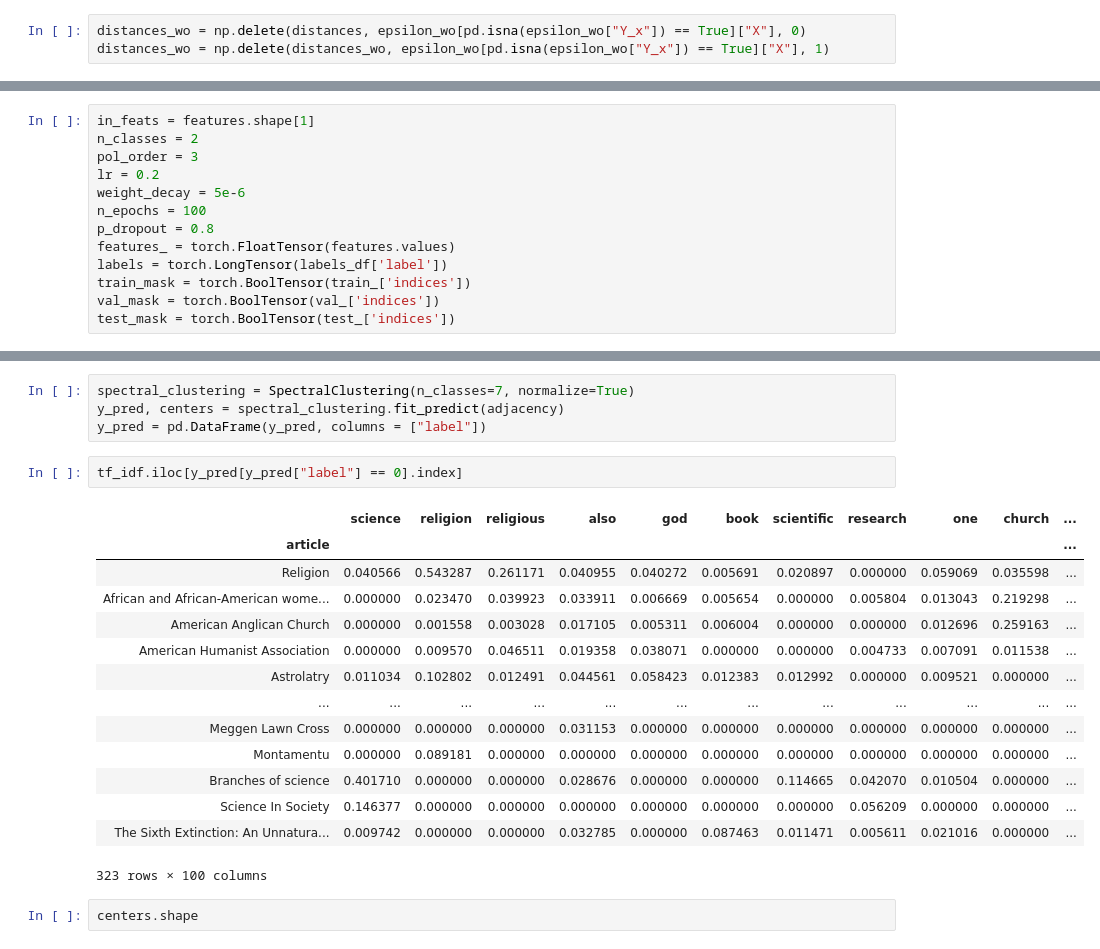
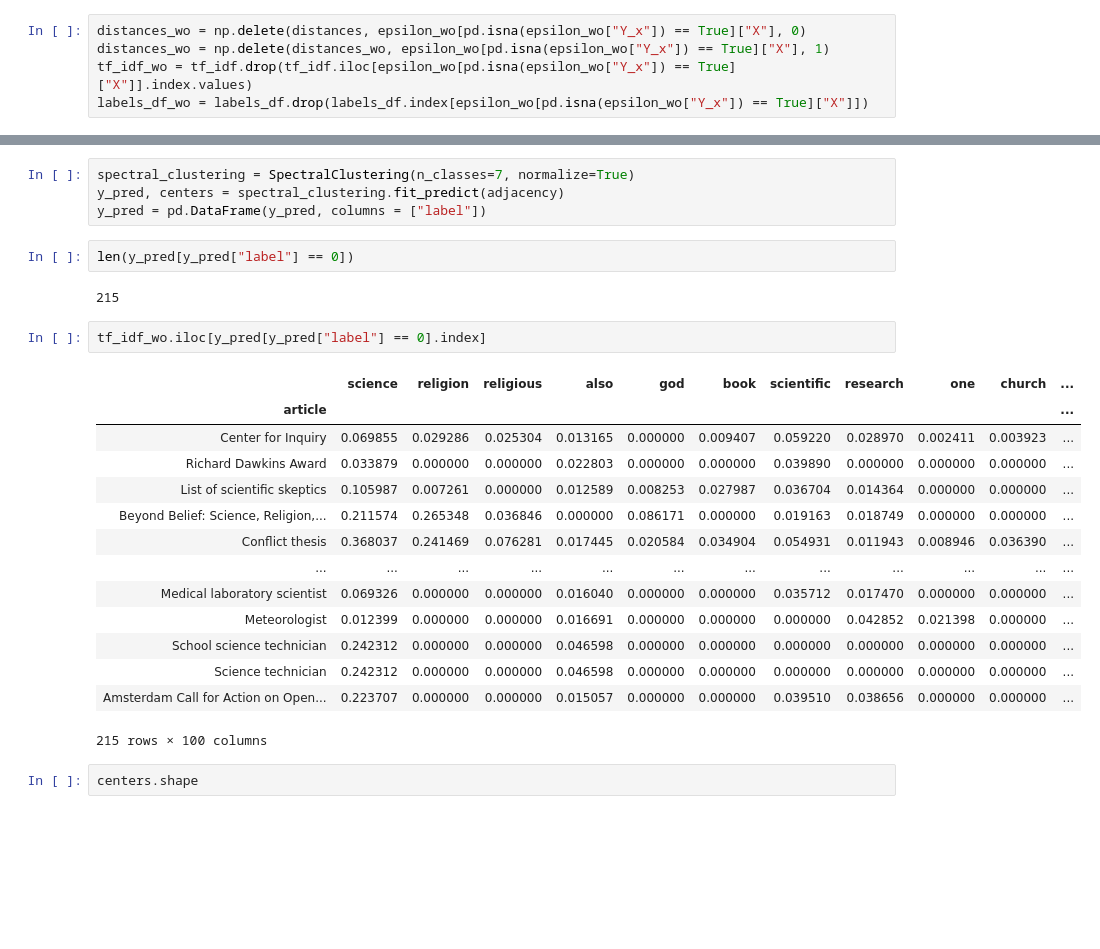
Before and after one commit to aaag97/ntds-projects, a Jupyter notebook: Project/wikipedia.ipynb, the cells around one changed output, grey strips where cells are left out. Cells and saved outputs as stored; diff of their text form; blank space fills up the shorter version.

```diff
--- a/Project/wikipedia.ipynb
+++ b/Project/wikipedia.ipynb
@@ -593,6 +593,8 @@ tf_idf.iloc[epsilon_wo[pd.isna(epsilon_wo["Y_x"]) == True]["X"]]
 # %%
 distances_wo = np.delete(distances, epsilon_wo[pd.isna(epsilon_wo["Y_x"]) == True]["X"], 0)
 distances_wo = np.delete(distances_wo, epsilon_wo[pd.isna(epsilon_wo["Y_x"]) == True]["X"], 1)
+tf_idf_wo = tf_idf.drop(tf_idf.iloc[epsilon_wo[pd.isna(epsilon_wo["Y_x"]) == True]["X"]].index.values)
+labels_df_wo = labels_df.drop(labels_df.index[epsilon_wo[pd.isna(epsilon_wo["Y_x"]) == True]["X"]])
 # %%
 laplacian = matrixu.compute_laplacian(knn, True)
 eigenvalues, eigenvectors = matrixu.spectral_decomposition(np.nan_to_num(laplacian))
@@ -873,13 +735,0 @@ features.shape
-# %%
-in_feats = features.shape[1]
-n_classes = 2
-pol_order = 3
-lr = 0.2
-weight_decay = 5e-6
-n_epochs = 100
-p_dropout = 0.8
-features_ = torch.FloatTensor(features.values)
-labels = torch.LongTensor(labels_df['label'])
-train_mask = torch.BoolTensor(train_['indices'])
-val_mask = torch.BoolTensor(val_['indices'])
-test_mask = torch.BoolTensor(test_['indices'])
@@ -1066,23 +797,27 @@ class SpectralClustering():
 spectral_clustering = SpectralClustering(n_classes=7, normalize=True)
 y_pred, centers = spectral_clustering.fit_predict(adjacency)
 y_pred = pd.DataFrame(y_pred, columns = ["label"])
+# %%
+len(y_pred[y_pred["label"] == 0])
+# %% [output]
+215
 # %%
-tf_idf.iloc[y_pred[y_pred["label"] == 0].index]
+tf_idf_wo.iloc[y_pred[y_pred["label"] == 0].index]
 # %% [output]
 |  | science | religion | religious | also | god | book | scientific | research | one | church | ... |
 | article |  |  |  |  |  |  |  |  |  |  | ... |
-| Religion | 0.040566 | 0.543287 | 0.261171 | 0.040955 | 0.040272 | 0.005691 | 0.020897 | 0.000000 | 0.059069 | 0.035598 | ... |
-| African and African-American wome... | 0.000000 | 0.023470 | 0.039923 | 0.033911 | 0.006669 | 0.005654 | 0.000000 | 0.005804 | 0.013043 | 0.219298 | ... |
-| American Anglican Church | 0.000000 | 0.001558 | 0.003028 | 0.017105 | 0.005311 | 0.006004 | 0.000000 | 0.000000 | 0.012696 | 0.259163 | ... |
-| American Humanist Association | 0.000000 | 0.009570 | 0.046511 | 0.019358 | 0.038071 | 0.000000 | 0.000000 | 0.004733 | 0.007091 | 0.011538 | ... |
-| Astrolatry | 0.011034 | 0.102802 | 0.012491 | 0.044561 | 0.058423 | 0.012383 | 0.012992 | 0.000000 | 0.009521 | 0.000000 | ... |
+| Center for Inquiry | 0.069855 | 0.029286 | 0.025304 | 0.013165 | 0.000000 | 0.009407 | 0.059220 | 0.028970 | 0.002411 | 0.003923 | ... |
+| Richard Dawkins Award | 0.033879 | 0.000000 | 0.000000 | 0.022803 | 0.000000 | 0.000000 | 0.039890 | 0.000000 | 0.000000 | 0.000000 | ... |
+| List of scientific skeptics | 0.105987 | 0.007261 | 0.000000 | 0.012589 | 0.008253 | 0.027987 | 0.036704 | 0.014364 | 0.000000 | 0.000000 | ... |
+| Beyond Belief: Science, Religion,... | 0.211574 | 0.265348 | 0.036846 | 0.000000 | 0.086171 | 0.000000 | 0.019163 | 0.018749 | 0.000000 | 0.000000 | ... |
+| Conflict thesis | 0.368037 | 0.241469 | 0.076281 | 0.017445 | 0.020584 | 0.034904 | 0.054931 | 0.011943 | 0.008946 | 0.036390 | ... |
 | ... | ... | ... | ... | ... | ... | ... | ... | ... | ... | ... | ... |
-| Meggen Lawn Cross | 0.000000 | 0.000000 | 0.000000 | 0.031153 | 0.000000 | 0.000000 | 0.000000 | 0.000000 | 0.000000 | 0.000000 | ... |
-| Montamentu | 0.000000 | 0.089181 | 0.000000 | 0.000000 | 0.000000 | 0.000000 | 0.000000 | 0.000000 | 0.000000 | 0.000000 | ... |
-| Branches of science | 0.401710 | 0.000000 | 0.000000 | 0.028676 | 0.000000 | 0.000000 | 0.114665 | 0.042070 | 0.010504 | 0.000000 | ... |
-| Science In Society | 0.146377 | 0.000000 | 0.000000 | 0.000000 | 0.000000 | 0.000000 | 0.000000 | 0.056209 | 0.000000 | 0.000000 | ... |
-| The Sixth Extinction: An Unnatura... | 0.009742 | 0.000000 | 0.000000 | 0.032785 | 0.000000 | 0.087463 | 0.011471 | 0.005611 | 0.021016 | 0.000000 | ... |
+| Medical laboratory scientist | 0.069326 | 0.000000 | 0.000000 | 0.016040 | 0.000000 | 0.000000 | 0.035712 | 0.017470 | 0.000000 | 0.000000 | ... |
+| Meteorologist | 0.012399 | 0.000000 | 0.000000 | 0.016691 | 0.000000 | 0.000000 | 0.000000 | 0.042852 | 0.021398 | 0.000000 | ... |
+| School science technician | 0.242312 | 0.000000 | 0.000000 | 0.046598 | 0.000000 | 0.000000 | 0.000000 | 0.000000 | 0.000000 | 0.000000 | ... |
+| Science technician | 0.242312 | 0.000000 | 0.000000 | 0.046598 | 0.000000 | 0.000000 | 0.000000 | 0.000000 | 0.000000 | 0.000000 | ... |
+| Amsterdam Call for Action on Open... | 0.223707 | 0.000000 | 0.000000 | 0.015057 | 0.000000 | 0.000000 | 0.039510 | 0.038656 | 0.000000 | 0.000000 | ... |
-323 rows × 100 columns
+215 rows × 100 columns
 # %%
 centers.shape
 # %% [output]
```
Also changed, not shown: parts of 49 cells of this notebook.
